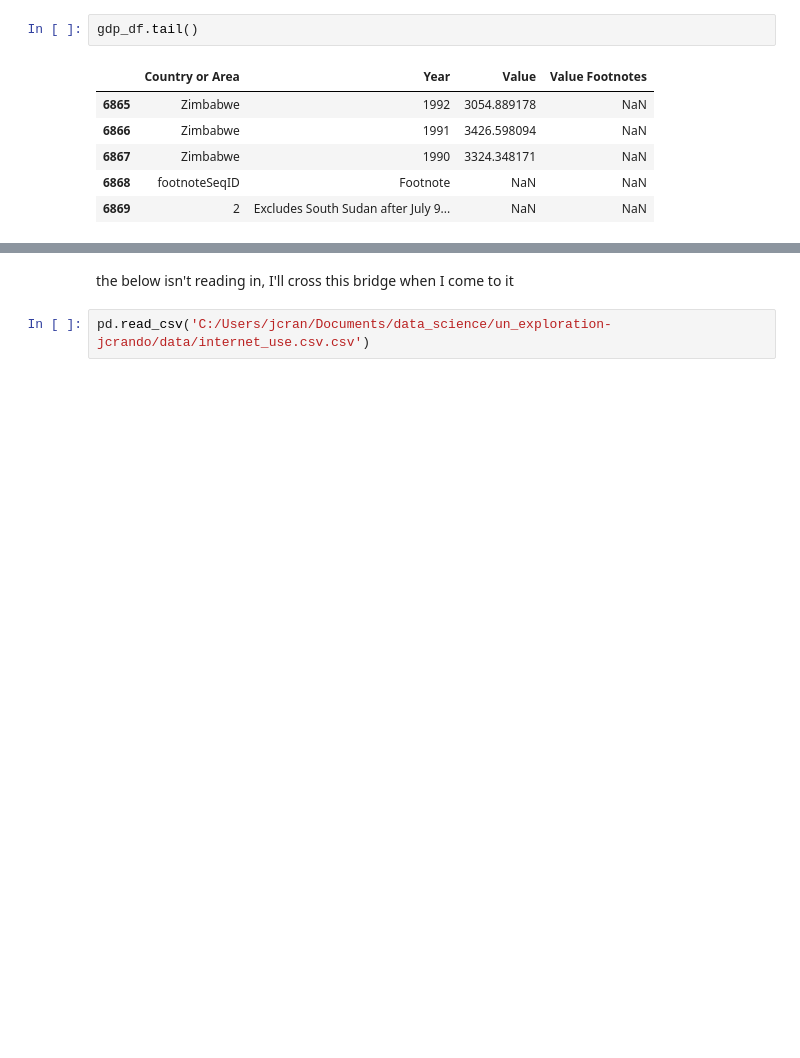
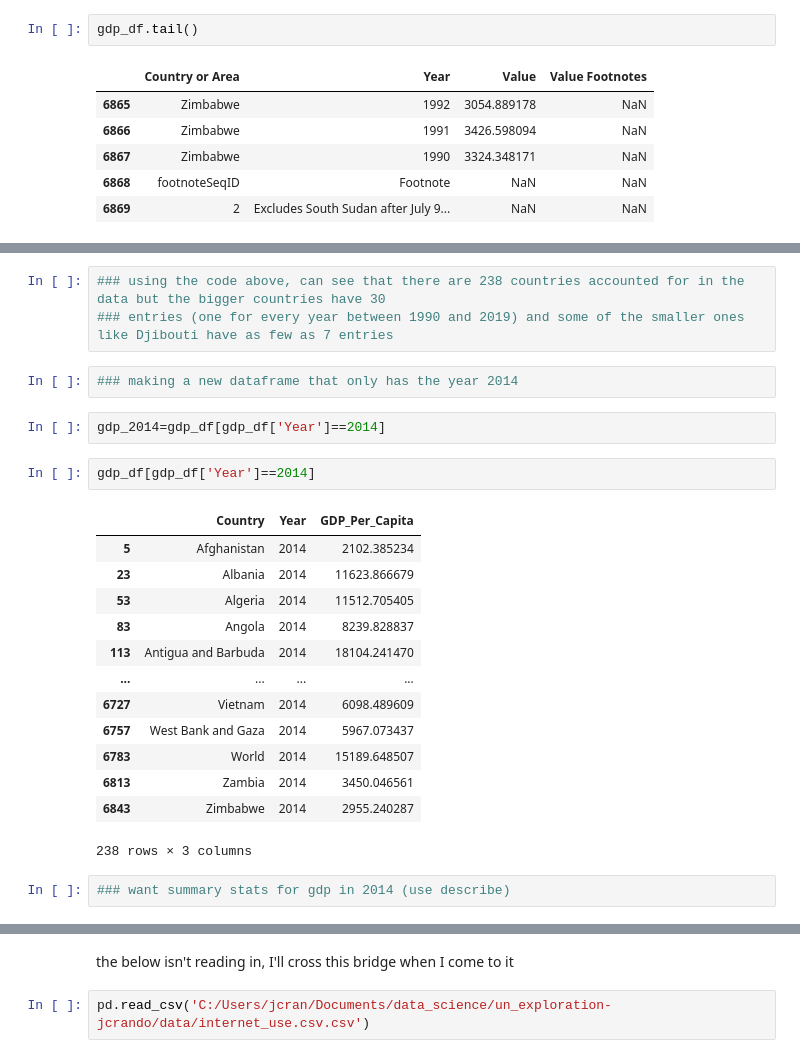
Before and after one commit to nss-data-science-cohort-5/un_exploration-jcrando, a Jupyter notebook: notebooks/un_exploration-.ipynb, the cells around one changed output, grey strips where cells are left out. Cells and saved outputs as stored; diff of their text form; blank space fills up the shorter version.

```diff
--- a/notebooks/un_exploration-.ipynb
+++ b/notebooks/un_exploration-.ipynb
@@ -36,0 +164,25 @@ KeyError: "['6868' '6869'] not found in axis"
+# %%
+### using the code above, can see that there are 238 countries accounted for in the data but the bigger countries have 30
+### entries (one for every year between 1990 and 2019) and some of the smaller ones like Djibouti have as few as 7 entries
+# %%
+### making a new dataframe that only has the year 2014
+# %%
+gdp_2014=gdp_df[gdp_df['Year']==2014]
+# %%
+gdp_df[gdp_df['Year']==2014]
+# %% [output]
+|  | Country | Year | GDP_Per_Capita |
+| 5 | Afghanistan | 2014 | 2102.385234 |
+| 23 | Albania | 2014 | 11623.866679 |
+| 53 | Algeria | 2014 | 11512.705405 |
+| 83 | Angola | 2014 | 8239.828837 |
+| 113 | Antigua and Barbuda | 2014 | 18104.241470 |
+| ... | ... | ... | ... |
+| 6727 | Vietnam | 2014 | 6098.489609 |
+| 6757 | West Bank and Gaza | 2014 | 5967.073437 |
+| 6783 | World | 2014 | 15189.648507 |
+| 6813 | Zambia | 2014 | 3450.046561 |
+| 6843 | Zimbabwe | 2014 | 2955.240287 |
+238 rows × 3 columns
+# %%
+### want summary stats for gdp in 2014 (use describe)
```
Also changed, not shown: parts of 31 cells of this notebook.
